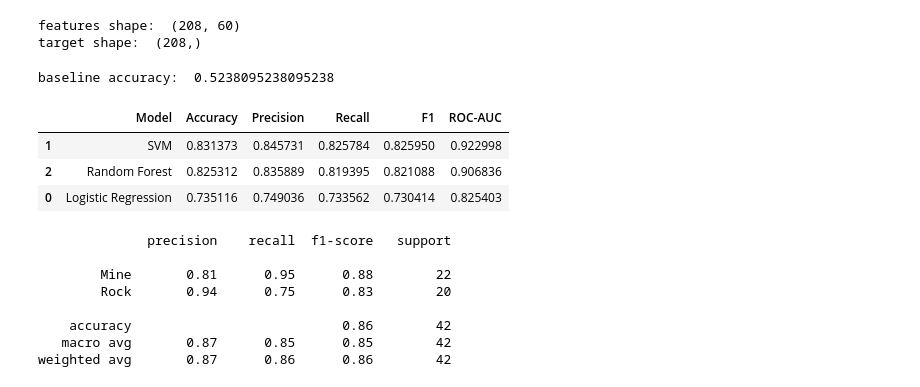
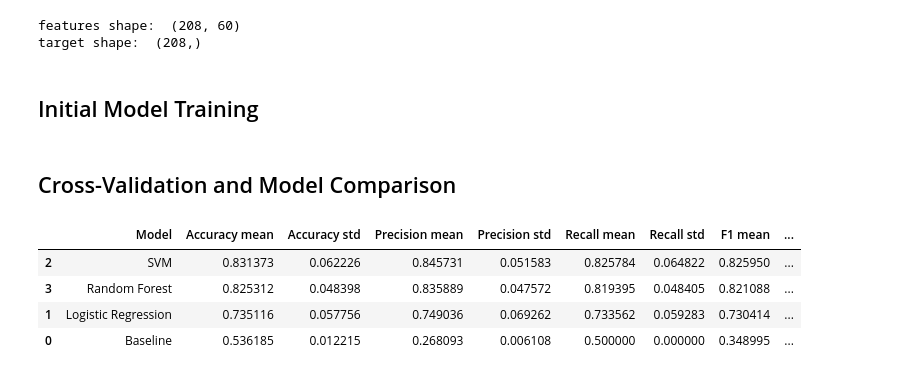
Before and after one commit to poliname17/rockmine, a Jupyter notebook: rock_vs_mine.ipynb, the cells around one changed output. Saved outputs shown, nothing was run; the diff lists cells and outputs as text; code cells hidden in the pictures.

Commit message:
add: experiments and final model selection

```diff
--- a/rock_vs_mine.ipynb
+++ b/rock_vs_mine.ipynb
@@ -142,12 +159,11 @@ logistic_model = Pipeline([("scaler", StandardScaler()), ('classifier', Logistic
-# %%
-baseline_model = DummyClassifier(strategy = 'most_frequent')
-baseline_model.fit(X_train, y_train)
-baseline_predictions = baseline_model.predict(X_test)
-print("baseline accuracy: ", accuracy_score(y_test, baseline_predictions))
-# %% [output]
-baseline accuracy:  0.5238095238095238
+# %% [markdown]
+## Initial Model Training
 # %%
 models = {
+    'Baseline': DummyClassifier(
+        strategy = "most_frequent"
+    ),
+
     'Logistic Regression': Pipeline([
         ('scaler', StandardScaler()),
         ('classifier', LogisticRegression(
@@ -160,7 +176,6 @@ models = {
         ("scaler", StandardScaler()),
         ('classifier', SVC(
             kernel = 'rbf',
-            probability= True,
             random_state = RANDOM_STATE
         ))
     ]),
@@ -170,54 +185,59 @@ models = {
         random_state = RANDOM_STATE
     )
 }
+# %% [markdown]
+## Cross-Validation and Model Comparison
 # %%
 cv = StratifiedKFold(
     n_splits = 5,
     shuffle = True,
     random_state = RANDOM_STATE
 )
 scoring = {
-    "accuracy" : "accuracy",
-    "precision": "precision_macro",
-    "recall" : "recall_macro",
+    "accuracy": "accuracy",
+
+    "precision": make_scorer(
+        precision_score,
+        average="macro",
+        zero_division=0
+    ),
+
+    "recall": "recall_macro",
+
     "f1": "f1_macro",
+
     "roc_auc": "roc_auc"
 }
 
 results = []
 
 for name, model in models.items():
     scores = cross_validate(
         model, X_train, y_train, cv = cv, scoring = scoring
     )
     results.append({
         "Model": name,
-        "Accuracy": scores["test_accuracy"].mean(),
-        "Precision": scores["test_precision"].mean(),
-        "Recall": scores["test_recall"].mean(),
-        "F1": scores['test_f1'].mean(),
-        "ROC-AUC": scores["test_roc_auc"].mean()
+
+        "Accuracy mean": scores["test_accuracy"].mean(),
+        "Accuracy std": scores["test_accuracy"].std(),
+
+        "Precision mean": scores["test_precision"].mean(),
+        "Precision std": scores["test_precision"].std(),
+
+        "Recall mean": scores["test_recall"].mean(),
+        "Recall std": scores["test_recall"].std(),
+
+        "F1 mean": scores['test_f1'].mean(),
+        "F1 std": scores["test_f1"].std(),
+
+        "ROC-AUC mean": scores["test_roc_auc"].mean(),
+        "ROC-AUC std": scores["test_roc_auc"].std()
     })
 results_df = pd.DataFrame(results)
-results_df.sort_values(by="F1", ascending = False)
+results_df.sort_values(by="F1 mean", ascending = False)
 # %% [output]
-|  | Model | Accuracy | Precision | Recall | F1 | ROC-AUC |
-| 1 | SVM | 0.831373 | 0.845731 | 0.825784 | 0.825950 | 0.922998 |
-| 2 | Random Forest | 0.825312 | 0.835889 | 0.819395 | 0.821088 | 0.906836 |
-| 0 | Logistic Regression | 0.735116 | 0.749036 | 0.733562 | 0.730414 | 0.825403 |
+|  | Model | Accuracy mean | Accuracy std | Precision mean | Precision std | Recall mean | Recall std | F1 mean | ... |
+| 2 | SVM | 0.831373 | 0.062226 | 0.845731 | 0.051583 | 0.825784 | 0.064822 | 0.825950 | ... |
+| 3 | Random Forest | 0.825312 | 0.048398 | 0.835889 | 0.047572 | 0.819395 | 0.048405 | 0.821088 | ... |
+| 1 | Logistic Regression | 0.735116 | 0.057756 | 0.749036 | 0.069262 | 0.733562 | 0.059283 | 0.730414 | ... |
+| 0 | Baseline | 0.536185 | 0.012215 | 0.268093 | 0.006108 | 0.500000 | 0.000000 | 0.348995 | ... |
-# %%
-best_model = models["SVM"]
-best_model.fit(X_train, y_train)
-y_pred = best_model.predict(X_test)
-print(classification_report(
-    y_test, y_pred, target_names = ["Mine", "Rock"]
-))
-# %% [output]
-              precision    recall  f1-score   support
-
-        Mine       0.81      0.95      0.88        22
-        Rock       0.94      0.75      0.83        20
-
-    accuracy                           0.86        42
-   macro avg       0.87      0.85      0.85        42
-weighted avg       0.87      0.86      0.86        42
```
Also changed, not shown: parts of 39 cells of this notebook, 1 other file.
